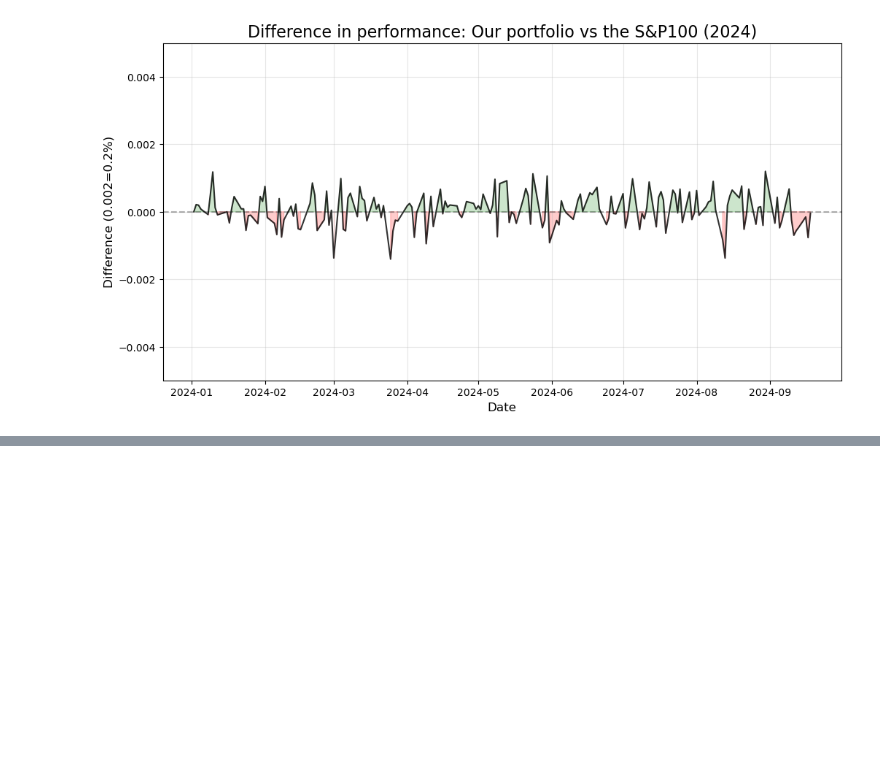
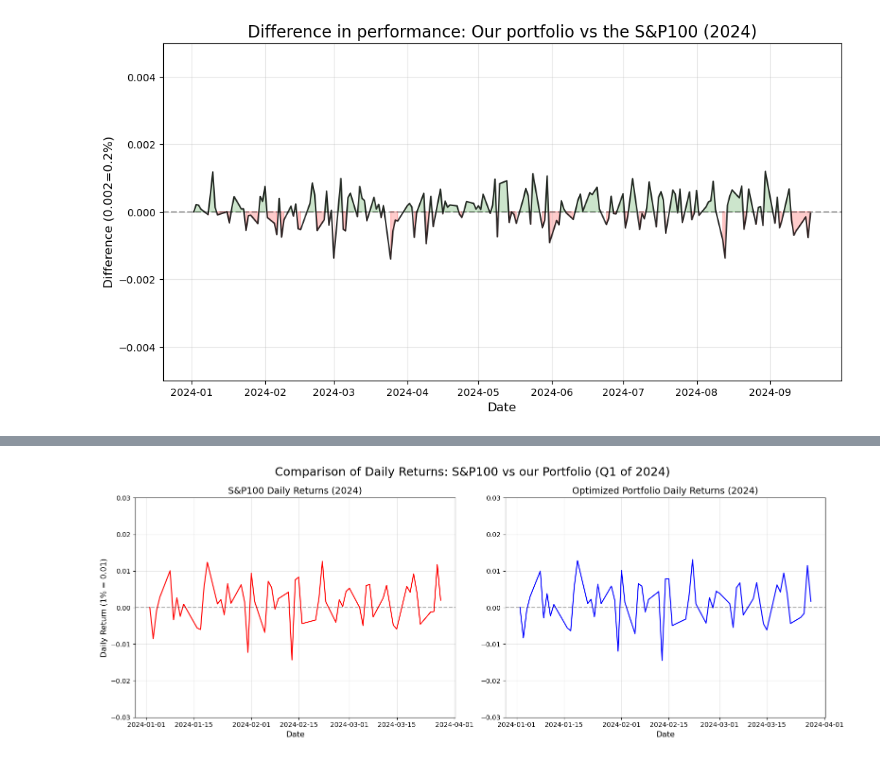
Before and after one commit to HughP01/MScAI_AIDm, a Jupyter notebook: Code/YfPython.ipynb, the cells around one changed output, grey strips where cells are left out. Cells and saved outputs as stored; diff of their text form; code cells hidden in the pictures; blank space fills up the shorter version.

```diff
--- a/Code/YfPython.ipynb
+++ b/Code/YfPython.ipynb
@@ -185,2 +188,2 @@ plt.show()
 # %%
-daily_returns[0:61]#Q1
+DRQ1 = performance[0:61]#Q1
@@ -201,0 +190,29 @@ daily_returns[0:61]#Q1
+# %%
+plt.figure(figsize=(16, 6))
+plt.suptitle("Comparison of Daily Returns: S&P100 vs our Portfolio (Q1 of 2024)",fontsize=18)
+
+#SP100
+plt.subplot(1, 2, 1)  #pos1
+sns.lineplot(data=DRQ1, x=DRQ1.index, y='Benchmark', color='red')
+plt.axhline(0, color="black", linestyle="--", alpha=0.3)
+plt.title("S&P100 Daily Returns (2024)", fontsize=14)
+plt.ylabel("Daily Return (1% = 0.01)", fontsize=12)
+plt.xlabel("Date", fontsize=12)
+plt.ylim(-0.03,0.03)
+plt.grid(True, alpha=0.3)
+
+#OUr stocks
+plt.subplot(1, 2, 2) #pos2
+sns.lineplot(data=DRQ1, x=DRQ1.index, y='Optimized_Portfolio', color='blue')
+plt.axhline(0, color="black", linestyle="--", alpha=0.3)
+plt.title("Optimized Portfolio Daily Returns (2024)", fontsize=14)
+#plt.ylabel("Daily Return (1% = 0.01)", fontsize=12)
+plt.ylabel("")
+plt.ylim(-0.03,0.03)
+plt.xlabel("Date", fontsize=12)
+plt.grid(True, alpha=0.3)
+
+plt.tight_layout()
+plt.show()
+# %% [output]
+[figure, added]
```
Also changed, not shown: parts of 13 cells of this notebook.
